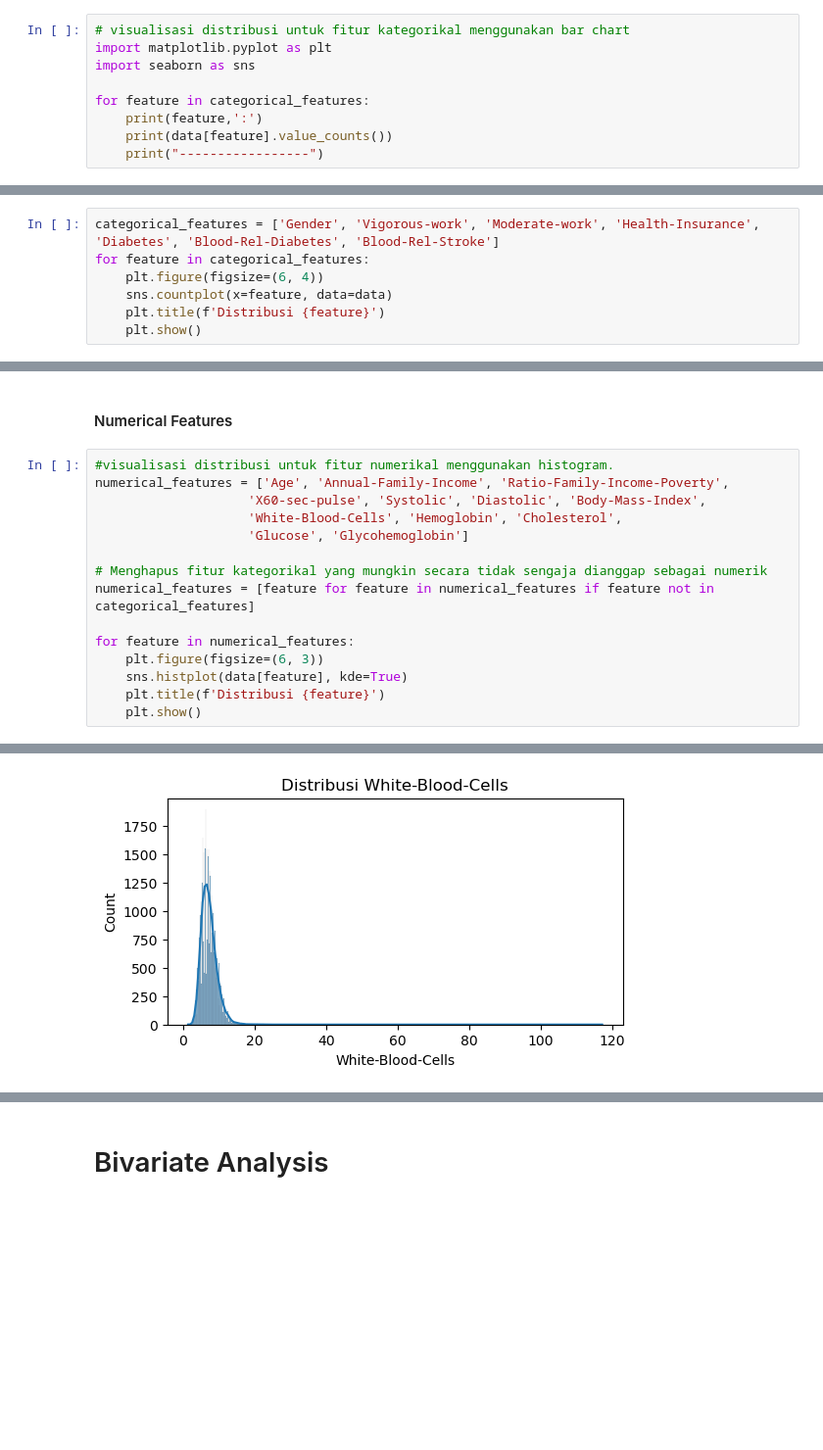
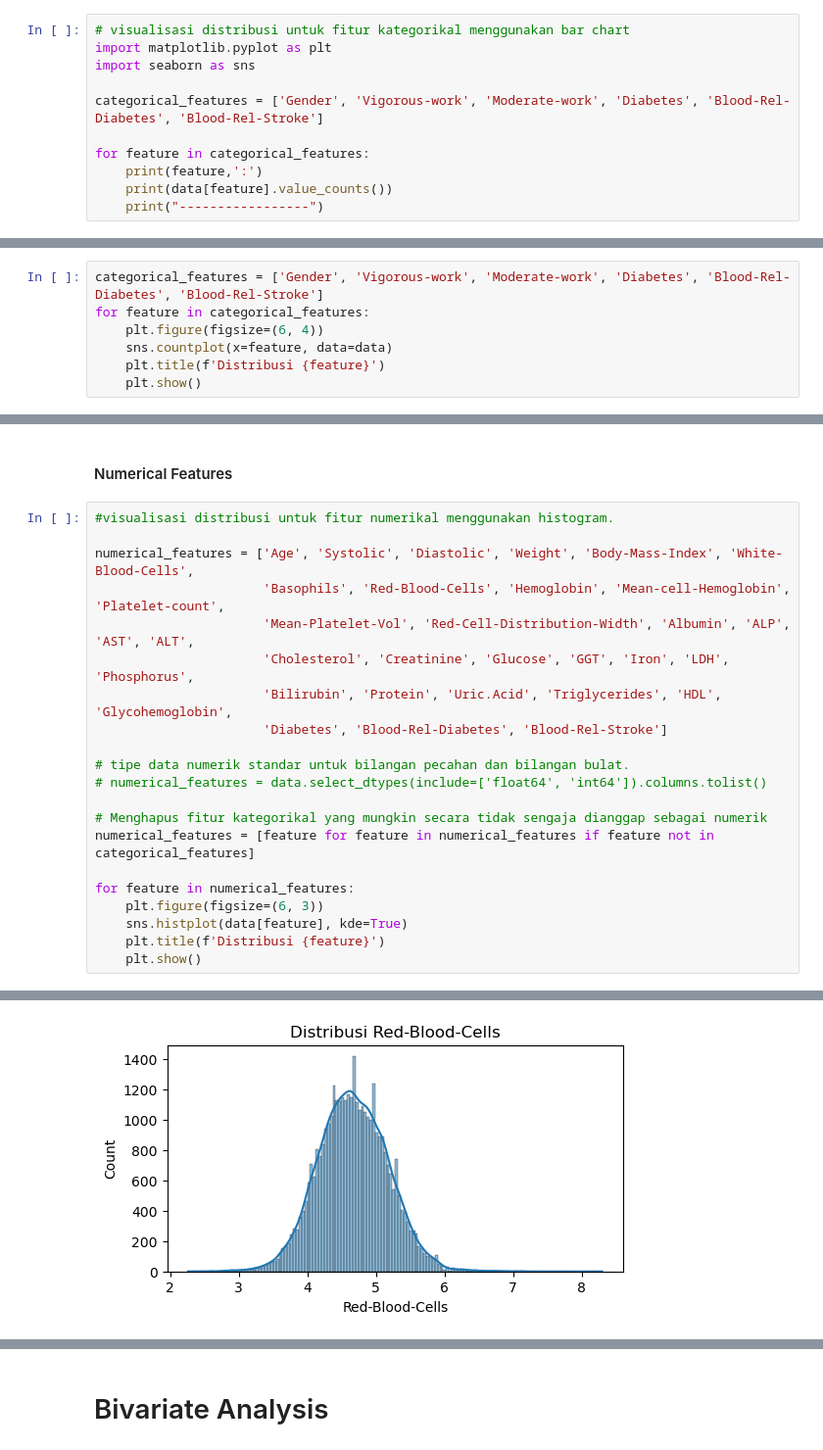
Before and after one commit to emilhrdnsy/Coronary-Heart-Disease-Prediction-master, a Jupyter notebook: Heart_Disease_Prediction modified.ipynb, the cells around one changed output, grey strips where cells are left out. Shown: that part at 98% size. Cells and saved outputs as stored; diff of their text form; blank space fills up the shorter version.

```diff
--- a/Heart_Disease_Prediction modified.ipynb
+++ b/Heart_Disease_Prediction modified.ipynb
@@ -89,6 +87,8 @@ Name: Blood-Rel-Stroke, dtype: int64
 import matplotlib.pyplot as plt
 import seaborn as sns
 
+categorical_features = ['Gender', 'Vigorous-work', 'Moderate-work', 'Diabetes', 'Blood-Rel-Diabetes', 'Blood-Rel-Stroke']
+
 for feature in categorical_features:
     print(feature,':')
     print(data[feature].value_counts())
@@ -112,7 +112,7 @@ Moderate-work :
 Name: Blood-Rel-Stroke, dtype: int64
 -----------------
 # %%
-categorical_features = ['Gender', 'Vigorous-work', 'Moderate-work', 'Health-Insurance', 'Diabetes', 'Blood-Rel-Diabetes', 'Blood-Rel-Stroke']
+categorical_features = ['Gender', 'Vigorous-work', 'Moderate-work', 'Diabetes', 'Blood-Rel-Diabetes', 'Blood-Rel-Stroke']
 for feature in categorical_features:
     plt.figure(figsize=(6, 4))
     sns.countplot(x=feature, data=data)
@@ -133,10 +131,16 @@ Among the categorical features:
 #### Numerical Features
 # %%
 #visualisasi distribusi untuk fitur numerikal menggunakan histogram.
-numerical_features = ['Age', 'Annual-Family-Income', 'Ratio-Family-Income-Poverty',
-                    'X60-sec-pulse', 'Systolic', 'Diastolic', 'Body-Mass-Index',
-                    'White-Blood-Cells', 'Hemoglobin', 'Cholesterol',
-                    'Glucose', 'Glycohemoglobin']
+
+numerical_features = ['Age', 'Systolic', 'Diastolic', 'Weight', 'Body-Mass-Index', 'White-Blood-Cells',
+                      'Basophils', 'Red-Blood-Cells', 'Hemoglobin', 'Mean-cell-Hemoglobin', 'Platelet-count',
+                      'Mean-Platelet-Vol', 'Red-Cell-Distribution-Width', 'Albumin', 'ALP', 'AST', 'ALT',
+                      'Cholesterol', 'Creatinine', 'Glucose', 'GGT', 'Iron', 'LDH', 'Phosphorus',
+                      'Bilirubin', 'Protein', 'Uric.Acid', 'Triglycerides', 'HDL', 'Glycohemoglobin',
+                      'Diabetes', 'Blood-Rel-Diabetes', 'Blood-Rel-Stroke']
+
+# tipe data numerik standar untuk bilangan pecahan dan bilangan bulat.
+# numerical_features = data.select_dtypes(include=['float64', 'int64']).columns.tolist()
 
 # Menghapus fitur kategorikal yang mungkin secara tidak sengaja dianggap sebagai numerik
 numerical_features = [feature for feature in numerical_features if feature not in categorical_features]
@@ -157,2 +161,2 @@ for feature in numerical_features:
-[figure, old version]
+[figure, new version]
 [figure]
```
Also changed, not shown: parts of 28 cells of this notebook.
